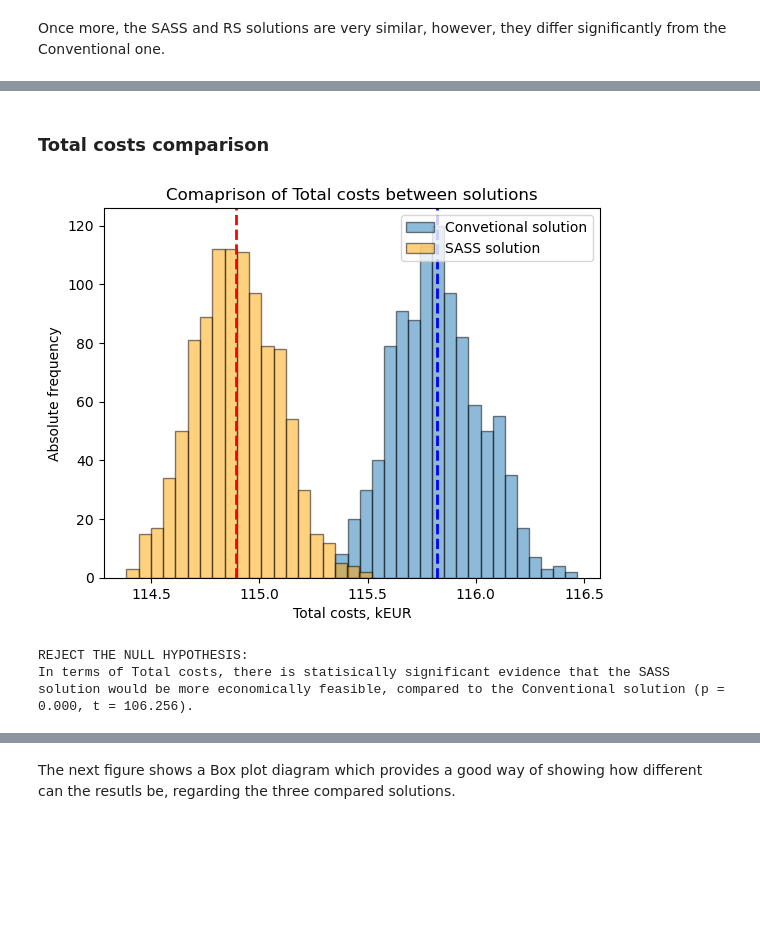
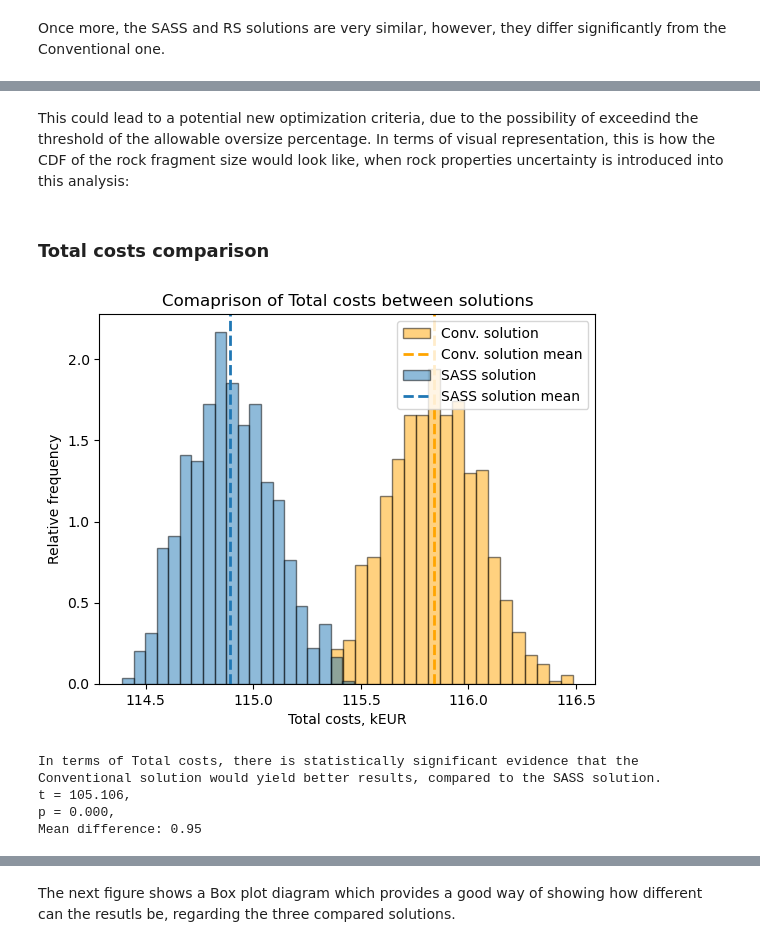
Before and after one commit to DimitarKaykov/Open-pit-blasting-basic-demo, a Jupyter notebook: Vol. 3. - Open-pit blasting - Monte Carlo simulation and Hypothesis testing.ipynb, the cells around one changed output, grey strips where cells are left out. Drawn from its saved outputs; the diff is of its cells as text; code cells hidden in the pictures; blank space fills up the shorter version.

```diff
--- a/Vol. 3. - Open-pit blasting - Monte Carlo simulation and Hypothesis testing.ipynb
+++ b/Vol. 3. - Open-pit blasting - Monte Carlo simulation and Hypothesis testing.ipynb
@@ -89,9 +133,10 @@ $H_{a}$: There is evidence that the empirical and analytical distributions diffe
 ks_sig_level = 0.01
 
 # Best fit of shape and scale parameters to a Weibull distribution
-weibull_params = weibull_min.fit(ucs, floc=0)
+weibull_params = st.weibull_min.fit(ucs, floc=0)
 weibull_shape = weibull_params[0]
 weibull_scale = weibull_params[2]
 
-#Estiamtion of KS statistic and p-value
-ks_stat, ks_p_val = kstest(ucs, 'weibull_min', weibull_params)
+print(f"Best-fit values for a Weibull distribution to the sampled UCS-data:\n\
+Shape: {weibull_shape:.2f}\n\
+Scale: {weibull_scale:.2f}")
@@ -123,5 +203,5 @@ Now that we know the shape and scale of the best-fit Weibull distribution, we ca
 # %%
-def weibull_distribution_inverse(p, f_lambda, f_shape):
-    x = f_lambda * (-np.log(1-p))**(1/f_shape)
+def weibull_distribution_inverse(p, f_scale, f_shape):
+    x = f_scale * (-np.log(1-p))**(1/f_shape)
     return x
 # %% [markdown]
@@ -166,6 +308,6 @@ The `sim_rock_factor` function does exactly this bu implementing the simulated d
 # %%
 def sim_rock_factor(p, scale, shape, rm_density, rm_jpo, rm_jps, rm_rdi = 0):
-    '''Transfer function for Rock factor simulation'''
+    '''Transfer function for Rock factor Monte Carlo simulation'''
 
     rock_mass_designation = 25 * rm_density - 50
     joint_factor = rm_jpo + rm_jps
@@ -270,0 +410,13 @@ $H_{a}$: There is evidence that the both solutions differ from each other in ter
+# %%
+def plot_compared_histograms(args, colors, labels, means, mean_labels, f_bins, xlabel, ylabel, title, f_density = False):
+    for i in range(len(args)):
+        plt.hist(args[i], color = colors[i], label = labels[i], bins = f_bins[i],
+                 density = f_density, alpha = 0.5, edgecolor = "black")
+        plt.axvline(means[i], color = colors[i], linestyle = 'dashed', linewidth = 2, label = mean_labels[i])
+
+    plt.xlabel(xlabel)
+    plt.ylabel(ylabel)
+    plt.title(title)
+
+    plt.legend()
+    plt.show()
@@ -428,3 +619,5 @@ oversize_df = pd.DataFrame(oversize_array_conv, columns = ["Conventional model"]
+# %% [markdown]
+This could lead to a potential new optimization criteria, due to the possibility of exceedind the threshold of the allowable oversize percentage. In terms of visual representation, this is how the CDF of the rock fragment size would look like, when rock properties uncertainty is introduced into this analysis:
 # %% [markdown]
 ### Total costs comparison
 # %%
@@ -504,29 +697,17 @@ total_costs_conv_mean = np.mean(total_costs_conv)
 total_costs_SASS_mean = np.mean(total_costs_SASS)
 total_costs_RS_mean = np.mean(total_costs_RS)
 # %%
-plt.axvline(total_costs_conv_mean, color = 'blue', linestyle = 'dashed', linewidth = 2)
-plt.axvline(total_costs_SASS_mean, color = 'red', linestyle = 'dashed', linewidth = 2)
-
-plt.hist(total_costs_conv, bins = 20, color = "tab:blue", alpha = 0.5, edgecolor = "black", label = "Convetional solution")
-plt.hist(total_costs_SASS, bins = 20, color = "orange", alpha = 0.5, edgecolor = "black", label = "SASS solution")
-
-plt.xlabel("Total costs, kEUR")
-plt.ylabel("Absolute frequency")
-plt.legend()
-plt.title("Comaprison of Total costs between solutions")
-
-plt.show()
+plot_compared_histograms([total_costs_conv, total_costs_SASS], ["orange", "tab:blue"],
+               ["Conv. solution", "SASS solution"], [total_costs_conv_mean, total_costs_SASS_mean],
+               ["Conv. solution mean", "SASS solution mean"], [20, 20],
+               "Total costs, kEUR", "Relative frequency", "Comaprison of Total costs between solutions", True)
 # %% [output]
-[figure, old version]
+[figure, new version]
-# %%
-t_stat_costs, p_val_costs = stats.ttest_ind(total_costs_conv, total_costs_SASS)
-if p_val_costs >= significance_level:
-    print(f"FAIL TO REJECT THE NULL HYPOTHESIS:\nIn terms of Total costs, there is no evidence that the SASS solution would be more economically feasible, \
-compared to the Conventional solution. (p = {p_val_costs:.3f}, t = {t_stat_costs:.3f})")
-else:
-    print(f"REJECT THE NULL HYPOTHESIS:\nIn terms of Total costs, there is statisically significant evidence that the SASS solution would \
-be more economically feasible, compared to the Conventional solution (p = {p_val_costs:.3f}, t = {t_stat_costs:.3f}).")
-# %% [output]
-REJECT THE NULL HYPOTHESIS:
-In terms of Total costs, there is statisically significant evidence that the SASS solution would be more economically feasible, compared to the Conventional solution (p = 0.000, t = 106.256).
+# %%
+t_test_ind_solution([total_costs_conv, total_costs_SASS], ["Conventional", "SASS"], "Total costs", significance_level)
+# %% [output]
+In terms of Total costs, there is statistically significant evidence that the Conventional solution would yield better results, compared to the SASS solution.
+t = 105.106,
+p = 0.000,
+Mean difference: 0.95
 # %%
```
Also changed, not shown: parts of 68 cells of this notebook.
